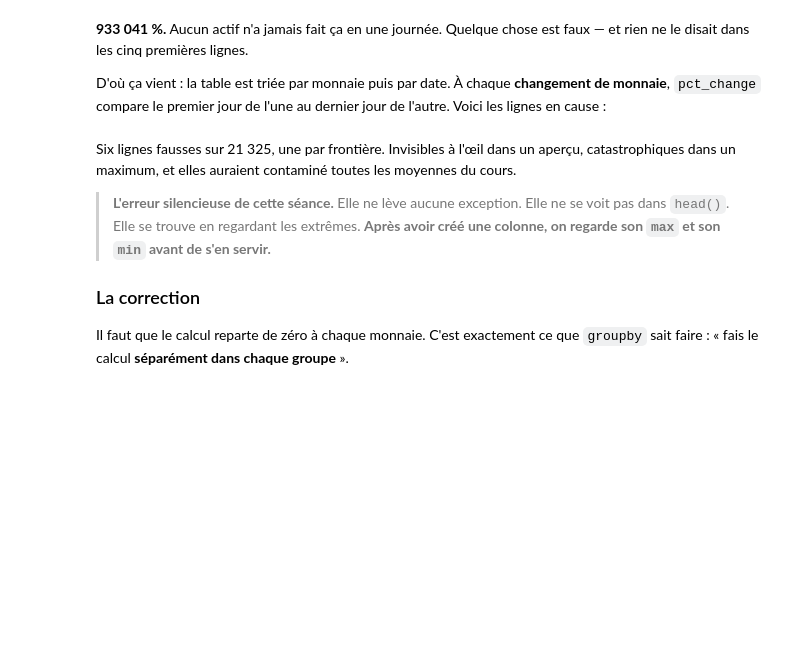
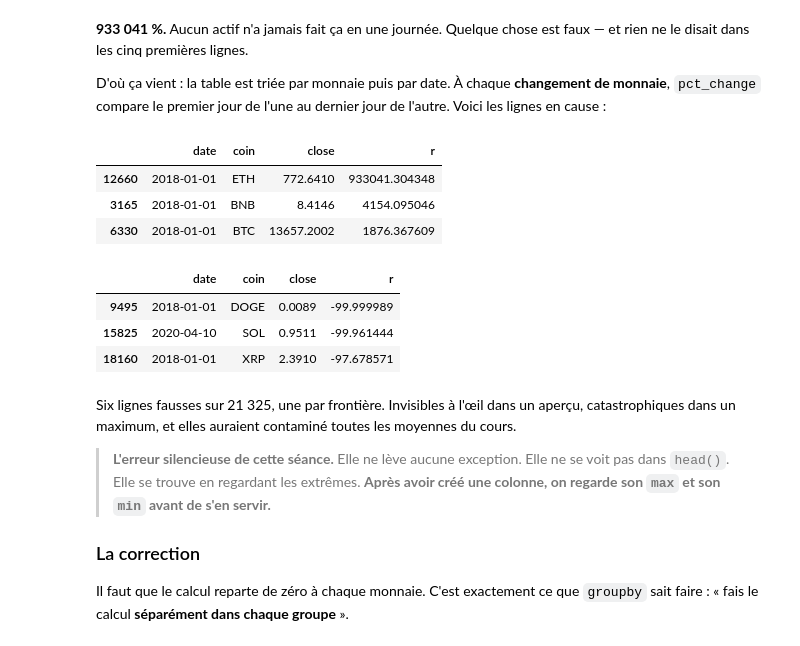
Before and after one commit to aureliensalas/python_finance, a Jupyter notebook: stats_crypto/cours/seance1_cours.ipynb, the cells around one changed output. Saved outputs shown, nothing was run; the diff lists cells and outputs as text; code cells hidden in the pictures; blank space fills up the shorter version.

```diff
--- a/stats_crypto/cours/seance1_cours.ipynb
+++ b/stats_crypto/cours/seance1_cours.ipynb
@@ -131,7 +162,18 @@ crypto["r"].max()
 
 D'où ça vient : la table est triée par monnaie puis par date. À chaque **changement de monnaie**, `pct_change` compare le premier jour de l'une au dernier jour de l'autre. Voici les lignes en cause :
 # %%
-crypto.sort_values("r", ascending=False).head(6)[["date", "coin", "close", "r"]]
+h = crypto.sort_values("r", ascending=False).head(3)[["date", "coin", "close", "r"]]
+t = crypto.sort_values("r").head(3)[["date", "coin", "close", "r"]]
+display(h, t)
+# %% [output]
+|  | date | coin | close | r |
+| 12660 | 2018-01-01 | ETH | 772.6410 | 933041.304348 |
+| 3165 | 2018-01-01 | BNB | 8.4146 | 4154.095046 |
+| 6330 | 2018-01-01 | BTC | 13657.2002 | 1876.367609 |
+|  | date | coin | close | r |
+| 9495 | 2018-01-01 | DOGE | 0.0089 | -99.999989 |
+| 15825 | 2020-04-10 | SOL | 0.9511 | -99.961444 |
+| 18160 | 2018-01-01 | XRP | 2.3910 | -97.678571 |
 # %% [markdown]
 Six lignes fausses sur 21 325, une par frontière. Invisibles à l'œil dans un aperçu, catastrophiques dans un maximum, et elles auraient contaminé toutes les moyennes du cours.
 
```
Also changed, not shown: parts of 5 cells of this notebook.
